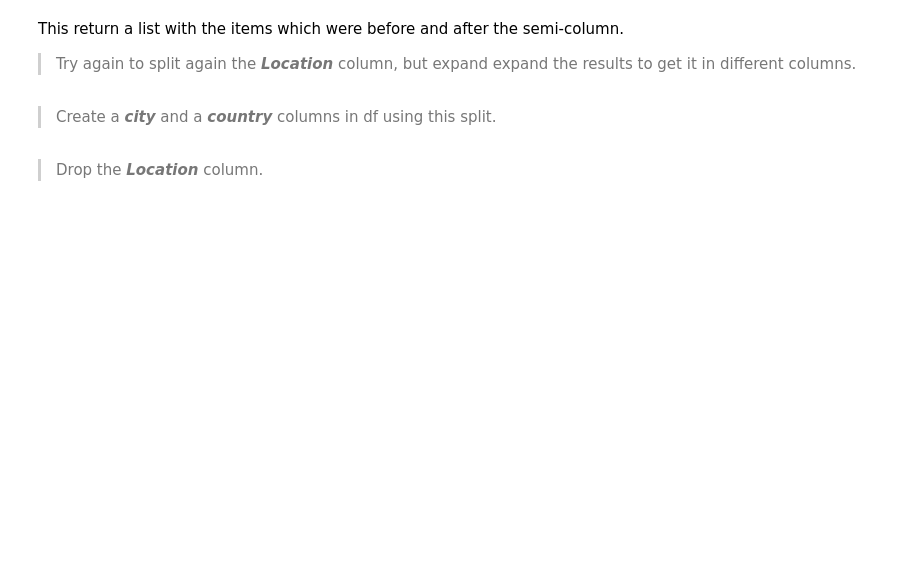
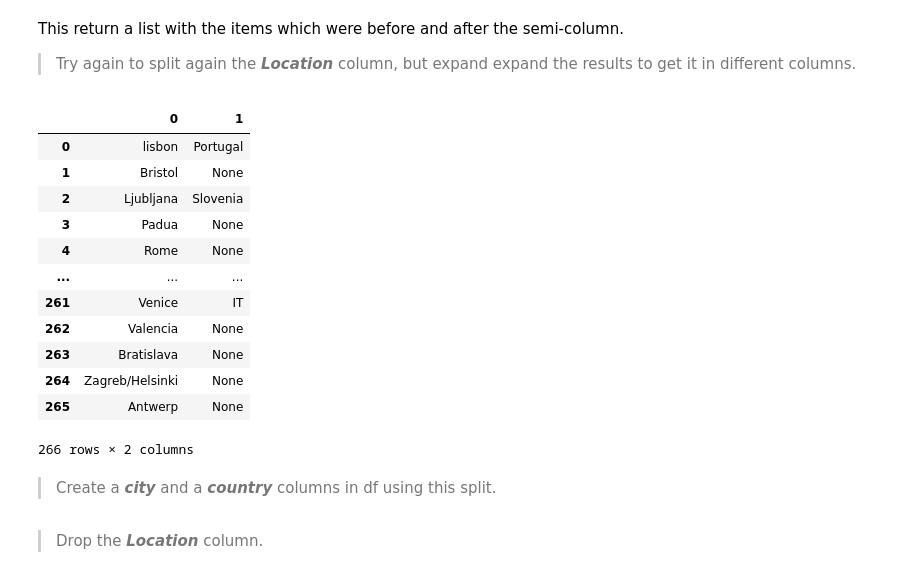
Before and after one commit to biljana-zobenica/beginners-data-workshop, a Jupyter notebook: notebooks/5. More Pandas.ipynb, the cells around one changed output. Saved outputs shown, nothing was run; the diff lists cells and outputs as text; code cells hidden in the pictures; blank space fills up the shorter version.

```diff
--- a/notebooks/5. More Pandas.ipynb
+++ b/notebooks/5. More Pandas.ipynb
@@ -224,6 +259,22 @@ You can see that the cities and countries are separated with a semi-column (even
 # %% [markdown]
 This return a list with the items which were before and after the semi-column.
 >Try again to split again the ***Location*** column, but expand expand the results to get it in different columns.
+# %%
+df['Location'].str.split(';', expand=True)
+# %% [output]
+|  | 0 | 1 |
+| 0 | lisbon | Portugal |
+| 1 | Bristol | None |
+| 2 | Ljubljana | Slovenia |
+| 3 | Padua | None |
+| 4 | Rome | None |
+| ... | ... | ... |
+| 261 | Venice | IT |
+| 262 | Valencia | None |
+| 263 | Bratislava | None |
+| 264 | Zagreb/Helsinki | None |
+| 265 | Antwerp | None |
+266 rows × 2 columns
 # %%
 # %load ../solutions/05_16.py
 # %% [markdown]
```
Also changed, not shown: parts of 14 cells of this notebook.
